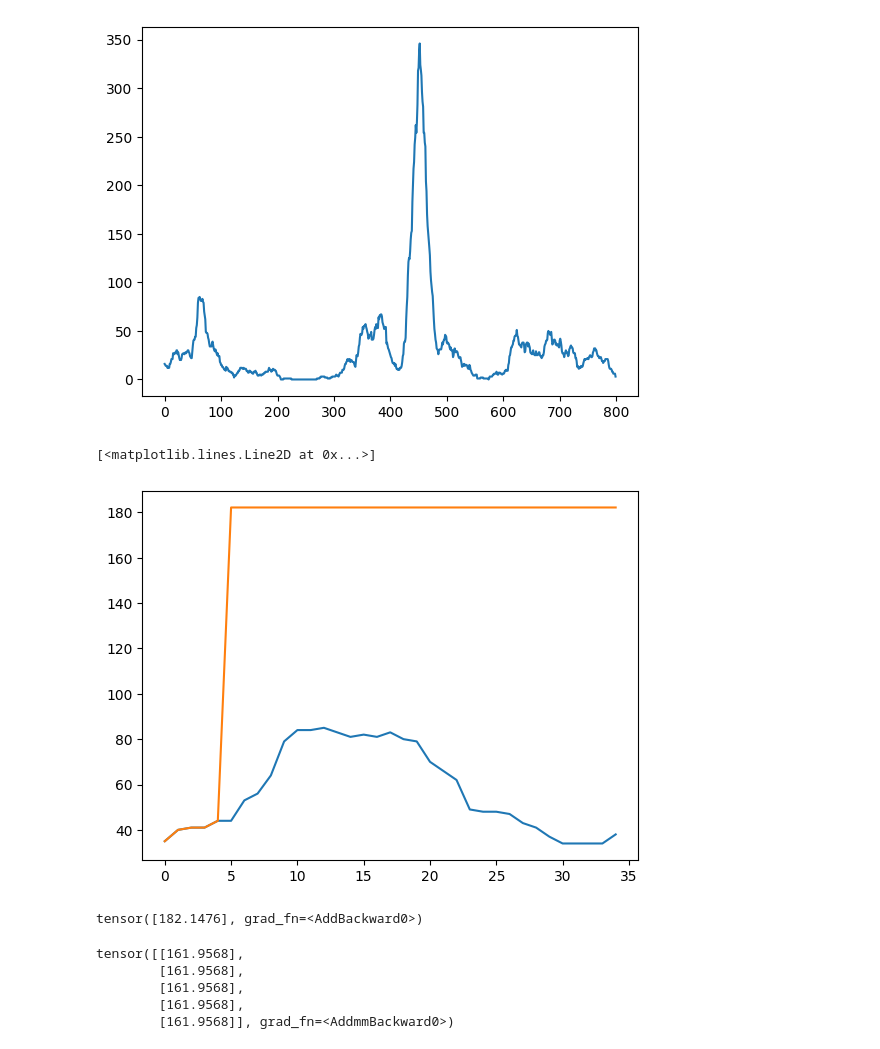
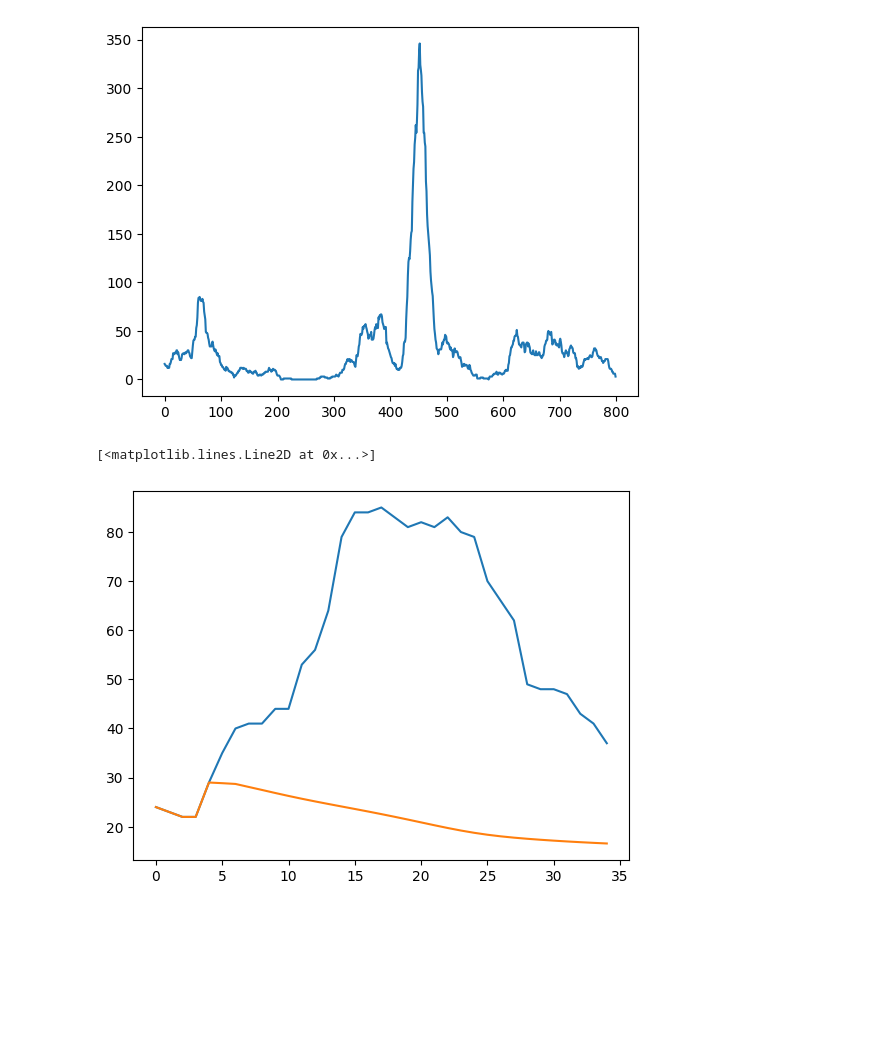
Before and after one commit to tadejpetric/nsu, a Jupyter notebook: dn5/naloga.ipynb, the cells around one changed output. Cells and saved outputs as stored; diff of their text form; code cells hidden in the pictures; blank space fills up the shorter version.

```diff
--- a/dn5/naloga.ipynb
+++ b/dn5/naloga.ipynb
@@ -121,9 +36,0 @@ def generate_problem(X, city, j, batch_size, n, maxwidth = 193):
-# %%
-def predict_n(X, city, date, model, n):
-
-    predictions = torch.zeros(model.layers+n)
-    predictions[0:model.layers] = X[date : date + model.layers, city]
-    for i in range(n):
-        with torch.no_grad():
-            predictions[model.layers + i] = model(predictions[i:i+model.layers].view(model.layers, 1))
-    return predictions.detach().numpy()
@@ -172,0 +37,12 @@ i: 190, j: 783, Loss: 375.0880, est rea [182.4 163.0]
+# %%
+n = 10
+batch_size = 16
+#device = torch.device("cuda")
+# (self, input, output, hidden, layers):
+dset = create_dataset(X, batch_size, n)
+modelrnn = recurrent(1, 1, 20, n)
+criterion = torch.nn.MSELoss() #MSELoss()
+optimiser = torch.optim.AdamW(modelrnn.parameters(), lr=0.002, weight_decay=0.005)
+epochs = 3
+
+modelrnn = train_recurrent(modelrnn, optimiser, criterion, dset, epochs)
@@ -177,27 +71,12 @@ plt.plot(X[:, 5])
 [<matplotlib.lines.Line2D at 0x...>]
 [figure]
 # %%
-model.eval()
-start = 50
+modelrnn.eval()
+start = 45
 n = 30
-mine = predict_n(X, 5, start, model, n)
-plt.plot(X[start:start+n+model.layers, 5])
+mine = predict_n(X, 5, start, modelrnn, n)
+plt.plot(X[start:start+n+modelrnn.layers, 5])
 plt.plot(mine)
 # %% [output]
 [<matplotlib.lines.Line2D at 0x...>]
-[figure, old version]
+[figure, new version]
-# %%
-
-start = 12
-model(X[start:start+model.layers, 73].view(model.layers, 1))
-# %% [output]
-tensor([182.1476], grad_fn=<AddBackward0>)
-# %%
-data, y_real = generate_problem(X, 185, 135, batch_size, n)
-model(data)
-# %% [output]
-tensor([[161.9568],
-        [161.9568],
-        [161.9568],
-        [161.9568],
-        [161.9568]], grad_fn=<AddmmBackward0>)
```
Also changed, not shown: parts of 17 cells of this notebook, 2 other files.
